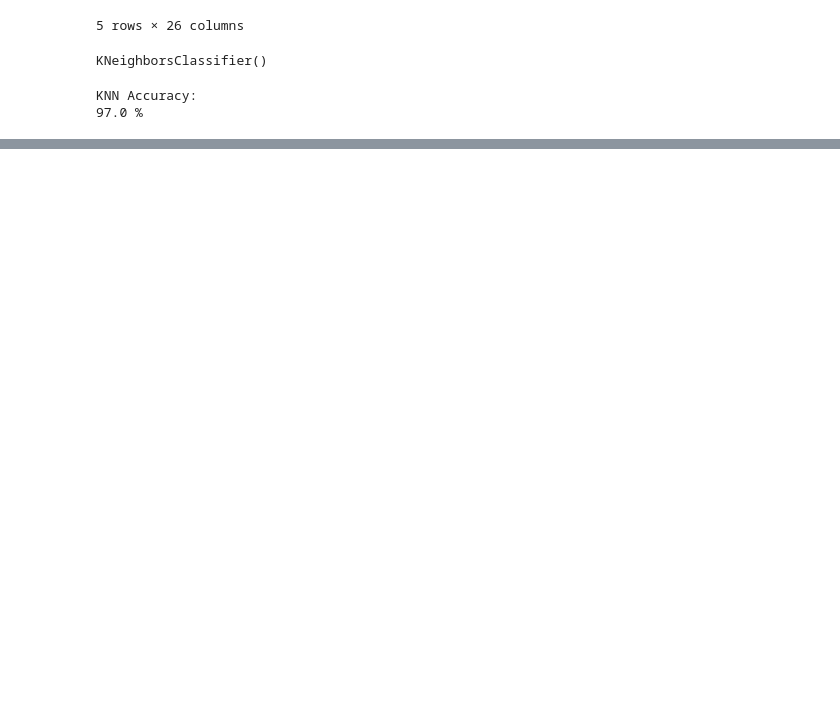
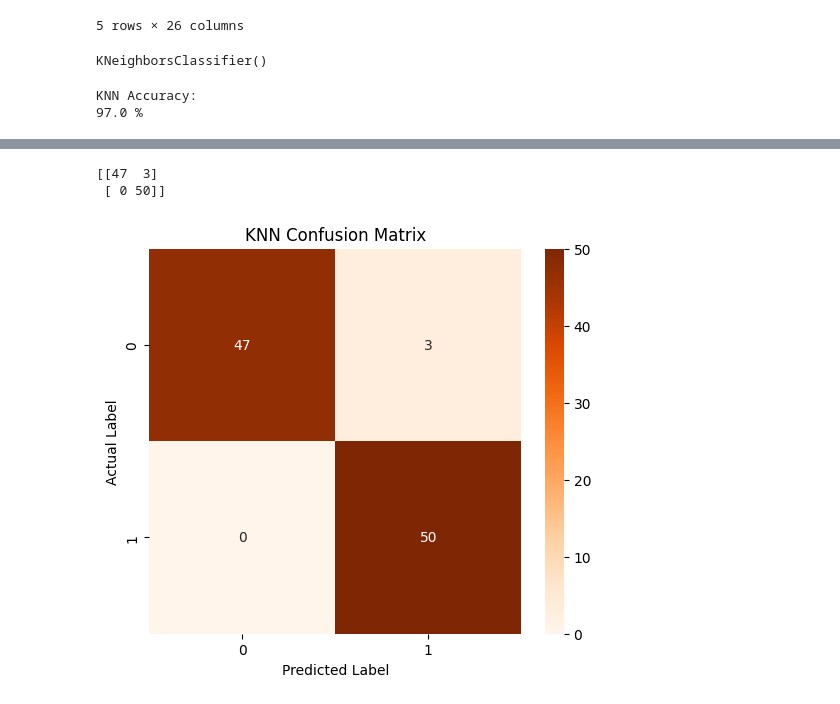
Before and after one commit to premprakash123/healthcare-chronic-disease-analysis, a Jupyter notebook: notebooks/04_model_building.ipynb, the cells around one changed output, grey strips where cells are left out. Saved outputs shown, nothing was run; the diff lists cells and outputs as text; code cells hidden in the pictures; blank space fills up the shorter version.

Commit message:
evaluation: generated KNN confusion matrix and classification metrics

```diff
--- a/notebooks/04_model_building.ipynb
+++ b/notebooks/04_model_building.ipynb
@@ -947,0 +967,38 @@ KNN Accuracy:
+# %%
+# ==========================================
+# Generate Confusion Matrix
+# ==========================================
+
+knn_cm = confusion_matrix(y_test, y_pred_knn)
+
+print(knn_cm)
+# %% [output]
+[[47  3]
+ [ 0 50]]
+# %%
+# ==========================================
+# Visualize Confusion Matrix
+# ==========================================
+
+plt.figure(figsize=(6,5))
+
+sns.heatmap(
+
+    knn_cm,
+
+    annot=True,
+
+    fmt='d',
+
+    cmap='Oranges'
+)
+
+plt.title("KNN Confusion Matrix")
+
+plt.xlabel("Predicted Label")
+
+plt.ylabel("Actual Label")
+
+plt.show()
+# %% [output]
+[figure, added]
```
Also changed, not shown: parts of 1 cell of this notebook.
